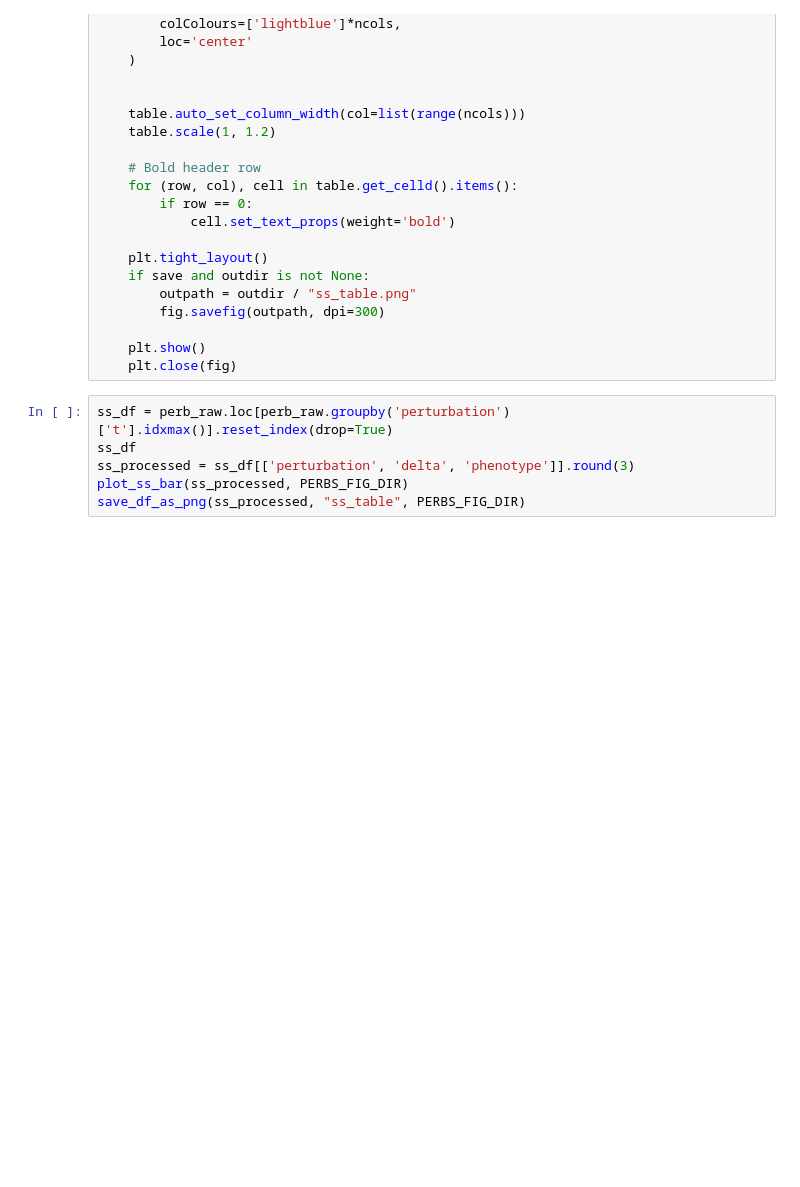
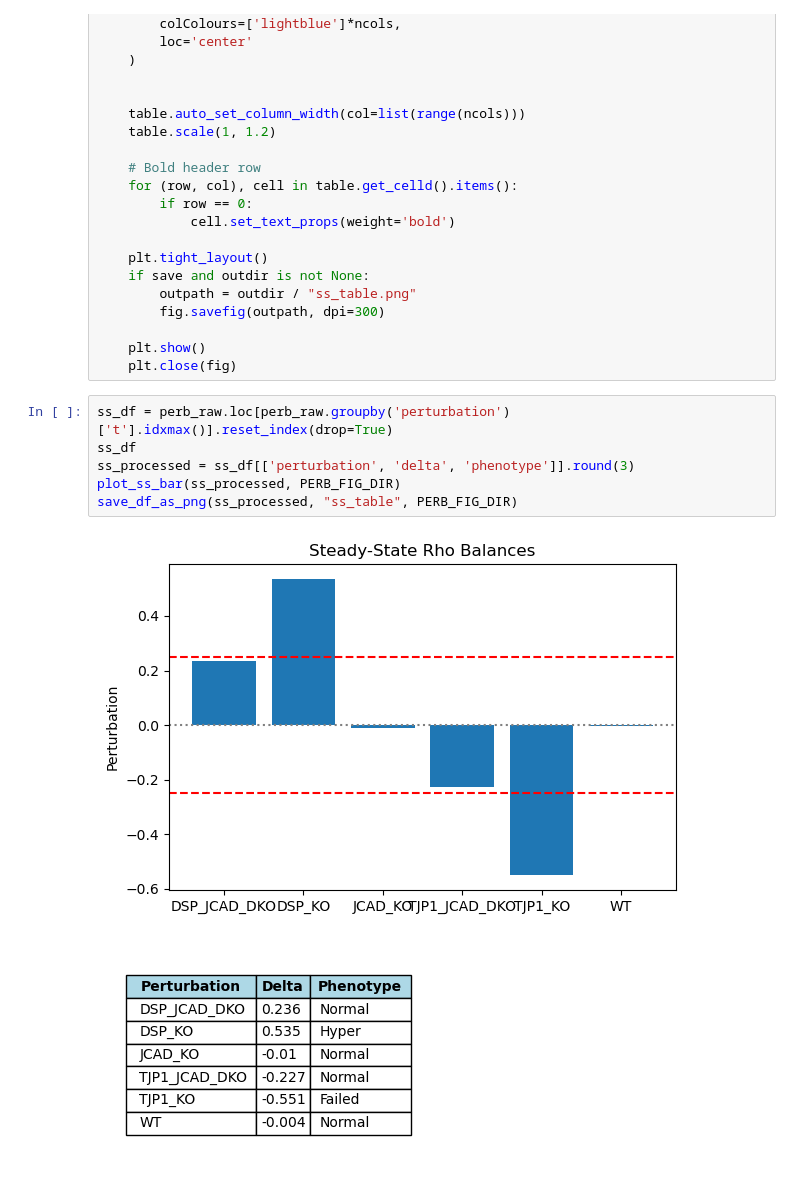
Before and after one commit to emilieyuu/endotehelial-masboss, a Jupyter notebook: notebooks/07_data_processing.ipynb, the cells around one changed output. Drawn from its saved outputs; the diff is of its cells as text; blank space fills up the shorter version.

```diff
--- a/notebooks/07_data_processing.ipynb
+++ b/notebooks/07_data_processing.ipynb
@@ -243,6 +283,9 @@ def save_df_as_png(df, filename, outdir = None, save=True, dpi=300):
 # %%
 ss_df = perb_raw.loc[perb_raw.groupby('perturbation')['t'].idxmax()].reset_index(drop=True)
 ss_df
 ss_processed = ss_df[['perturbation', 'delta', 'phenotype']].round(3)
-plot_ss_bar(ss_processed, PERBS_FIG_DIR)
-save_df_as_png(ss_processed, "ss_table", PERBS_FIG_DIR)
+plot_ss_bar(ss_processed, PERB_FIG_DIR)
+save_df_as_png(ss_processed, "ss_table", PERB_FIG_DIR)
+# %% [output]
+[figure, added]
+[figure, added]
```
Also changed, not shown: parts of 7 cells of this notebook, 2 other files.
